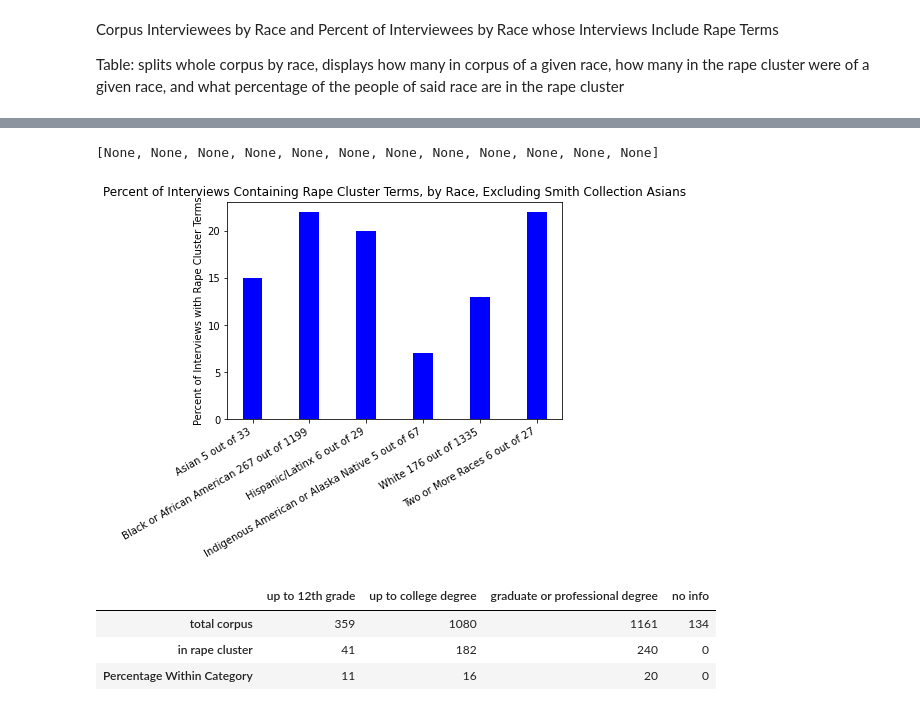
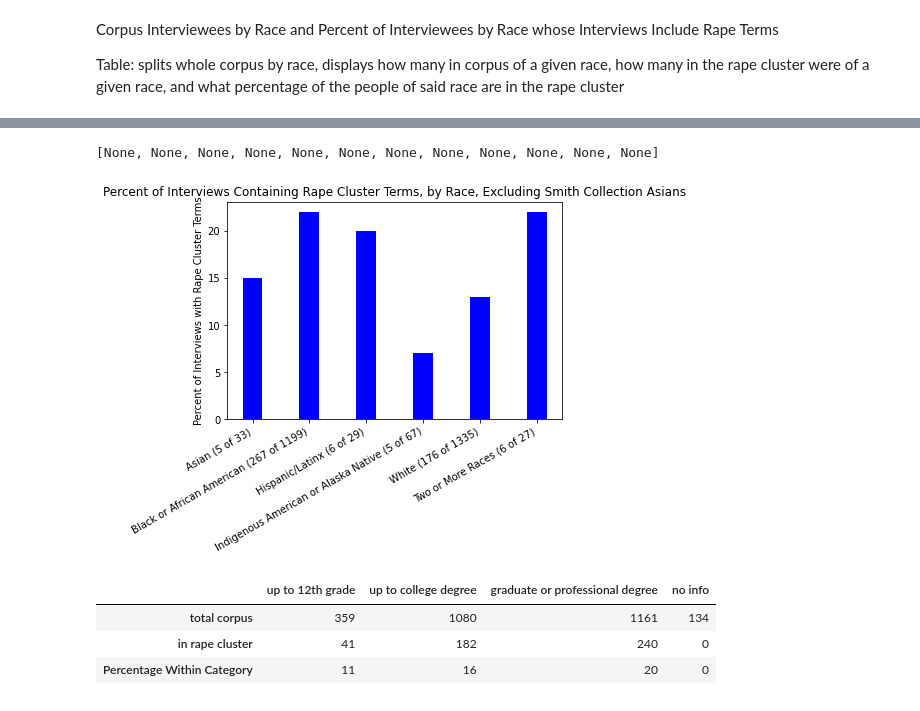
Before and after one commit to ohtap/ohtap, a Jupyter notebook: Research Question 1/RQ1 code.ipynb, the cells around one changed output, grey strips where cells are left out. Drawn from its saved outputs; the diff is of its cells as text; code cells hidden in the pictures.

```diff
--- a/Research Question 1/RQ1 code.ipynb
+++ b/Research Question 1/RQ1 code.ipynb
@@ -358,0 +356,31 @@ pyplot.setp(ax.get_xticklabels(), rotation=30, horizontalalignment='right')
+# %%
+gonna_sort=[(race[i],values[i], hits_formatted[i], total[i]) for i in range(len(race))]
+gonna_sort.sort(key=lambda x: x[1], reverse=True)
+data_sorted=gonna_sort
+# %%
+N = 6
+
+ind = np.arange(N)
+values=[]
+
+# some example data
+
+values=[x[1] for x in data_sorted]
+
+
+values = np.array(values)
+
+races=[x[0] for x in data_sorted]
+hits_formatted=[x[2] for x in data_sorted]
+total=[x[3] for x in data_sorted]
+x = range(len(values))
+
+
+# and plot it
+fig, ax = pyplot.subplots()
+ax.bar(ind, values, .35, color="b")
+ax.set_xticks(ind)
+ax.set_xticklabels([str(races[i])+" ("+str(hits_formatted[i])+" of " + str(total[i])+")" for i in range (len(races))])
+ax.set_title('Percent of Interviews Containing Rape Cluster Terms, by Race')
+ax.set_ylabel('Percent of Interviews with Rape Cluster Terms')
+pyplot.setp(ax.get_xticklabels(), rotation=30, horizontalalignment='right')
@@ -392,31 +423,31 @@ display(df_race)
 # %%
 N = 6
 
 ind = np.arange(N)
 values=[]
 
 # some example data
 
 values=percentage_withNI
 
 
 values = np.array(values)
 
 
 x = range(len(values))
 
 
 # and plot it
 fig, ax = pyplot.subplots()
 ax.bar(ind, values, .35, color="b")
 ax.set_xticks(ind)
-ax.set_xticklabels(["Asian "+str(hits_formatted[0])+" out of " + str(total[0]), "Black or African American "+str(hits_formatted[1])+" out of " + str(total[1]),"Hispanic/Latinx "+str(hits_formatted[2])+" out of " + str(total[2]), "Indigenous American or Alaska Native "+str(hits_formatted[3])+" out of " + str(total[3]), "White "+str(hits_formatted[4])+" out of " + str(total[4]), "Two or More Races "+str(hits_formatted[5])+" out of " + str(total[5])])
+ax.set_xticklabels(["Asian ("+str(hits_formatted[0])+" of " + str(total[0])+")", "Black or African American ("+str(hits_formatted[1])+" of " + str(total[1])+")","Hispanic/Latinx ("+str(hits_formatted[2])+" of " + str(total[2])+")", "Indigenous American or Alaska Native ("+str(hits_formatted[3])+" of " + str(total[3])+")", "White ("+str(hits_formatted[4])+" of " + str(total[4])+")", "Two or More Races ("+str(hits_formatted[5])+" of " + str(total[5])+")"])
 ax.set_title('Percent of Interviews Containing Rape Cluster Terms, by Race, Excluding Smith Collection Asians')
 ax.set_ylabel('Percent of Interviews with Rape Cluster Terms')
 pyplot.setp(ax.get_xticklabels(), rotation=30, horizontalalignment='right')
 # %% [output]
 [None, None, None, None, None, None, None, None, None, None, None, None]
-[figure, old version]
+[figure, new version]
 # %%
 education=["Less than 9th grade", "9th to 12th grade but no diploma", "High school graduate", "Some college", "Associate's degree", "Bachelor's degree", "Graduate or professional degree", "No Info"]
 total=[]
```
Also changed, not shown: parts of 3 cells of this notebook.
